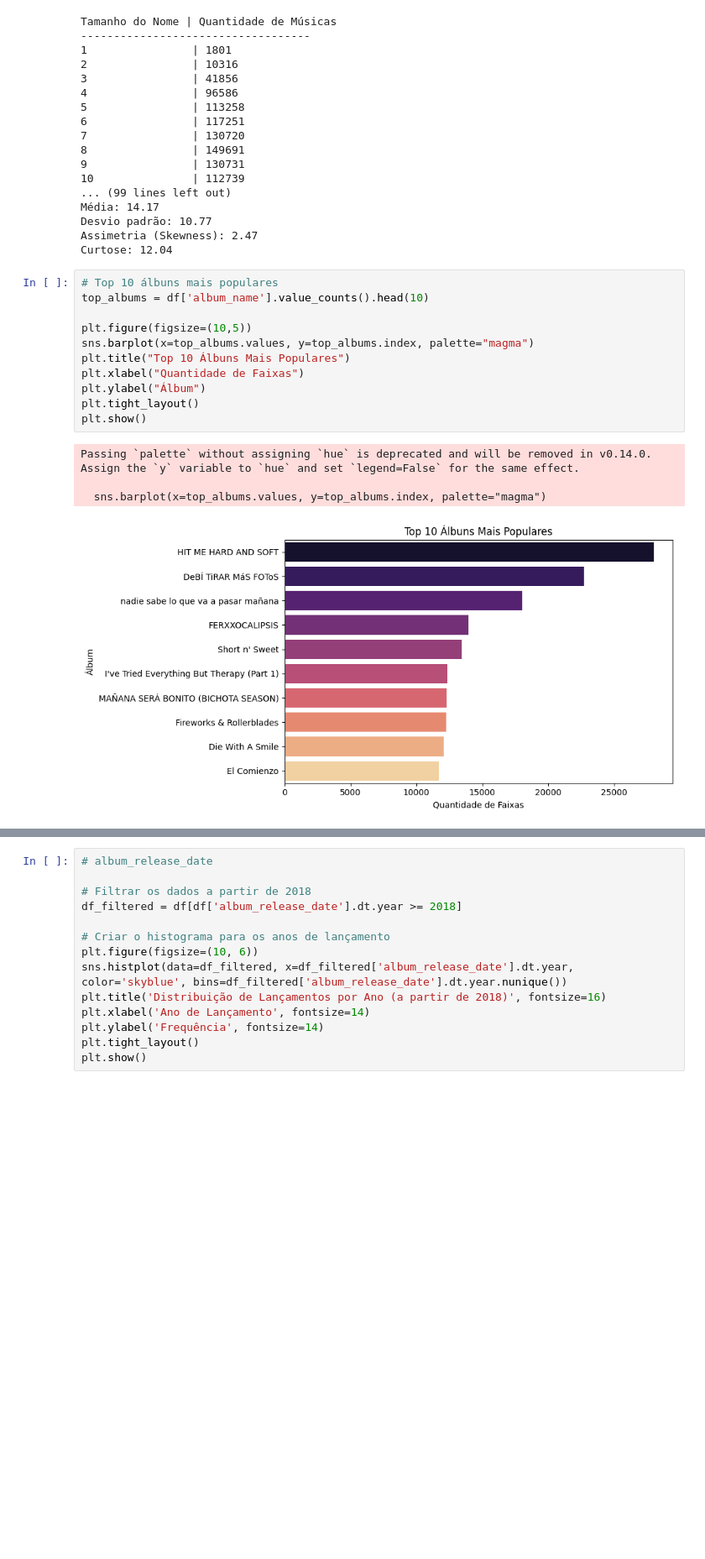
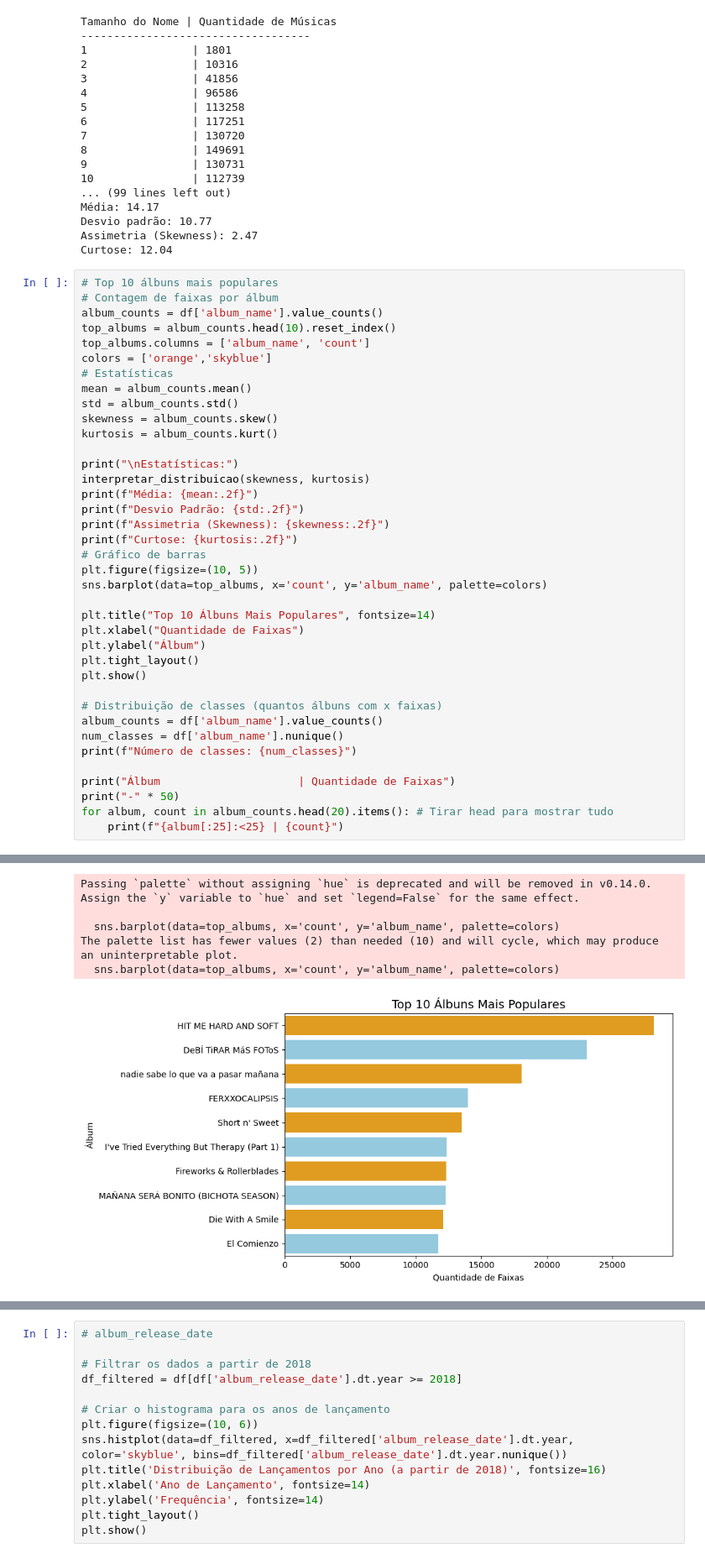
Before and after one commit to Henrick1/Projeto-Data-Science, a Jupyter notebook: ProjetoDataScience.ipynb, the cells around one changed output, grey strips where cells are left out. Shown at 84% size. Drawn from its saved outputs; the diff is of its cells as text; blank space fills up the shorter version.

```diff
--- a/ProjetoDataScience.ipynb
+++ b/ProjetoDataScience.ipynb
@@ -404,19 +441,42 @@ Média: 14.17
 Desvio padrão: 10.77
 Assimetria (Skewness): 2.47
 Curtose: 12.04
-# %%
-# Top 10 álbuns mais populares
-top_albums = df['album_name'].value_counts().head(10)
-
-plt.figure(figsize=(10,5))
-sns.barplot(x=top_albums.values, y=top_albums.index, palette="magma")
-plt.title("Top 10 Álbuns Mais Populares")
-plt.xlabel("Quantidade de Faixas")
-plt.ylabel("Álbum")
-plt.tight_layout()
-plt.show()
-# %% [output]
-Passing `palette` without assigning `hue` is deprecated and will be removed in v0.14.0. Assign the `y` variable to `hue` and set `legend=False` for the same effect.
-
-  sns.barplot(x=top_albums.values, y=top_albums.index, palette="magma")
-[figure, removed]
+# %%
+# Top 10 álbuns mais populares
+# Contagem de faixas por álbum
+album_counts = df['album_name'].value_counts()
+top_albums = album_counts.head(10).reset_index()
+top_albums.columns = ['album_name', 'count']
+colors = ['orange','skyblue']
+# Estatísticas
+mean = album_counts.mean()
+std = album_counts.std()
+skewness = album_counts.skew()
+kurtosis = album_counts.kurt()
+
+print("\nEstatísticas:")
+interpretar_distribuicao(skewness, kurtosis)
+print(f"Média: {mean:.2f}")
+print(f"Desvio Padrão: {std:.2f}")
+print(f"Assimetria (Skewness): {skewness:.2f}")
+print(f"Curtose: {kurtosis:.2f}")
+# Gráfico de barras
+plt.figure(figsize=(10, 5))
+sns.barplot(data=top_albums, x='count', y='album_name', palette=colors)
+
+plt.title("Top 10 Álbuns Mais Populares", fontsize=14)
+plt.xlabel("Quantidade de Faixas")
+plt.ylabel("Álbum")
+plt.tight_layout()
+plt.show()
+
+# Distribuição de classes (quantos álbuns com x faixas)
+album_counts = df['album_name'].value_counts()
+num_classes = df['album_name'].nunique()
+print(f"Número de classes: {num_classes}")
+
+print("Álbum                     | Quantidade de Faixas")
+print("-" * 50)
+for album, count in album_counts.head(20).items(): # Tirar head para mostrar tudo
+    print(f"{album[:25]:<25} | {count}")
+# %% [output]
@@ -422,0 +492,6 @@ Passing `palette` without assigning `hue` is deprecated and will be removed in v
+Passing `palette` without assigning `hue` is deprecated and will be removed in v0.14.0. Assign the `y` variable to `hue` and set `legend=False` for the same effect.
+
+  sns.barplot(data=top_albums, x='count', y='album_name', palette=colors)
+The palette list has fewer values (2) than needed (10) and will cycle, which may produce an uninterpretable plot.
+  sns.barplot(data=top_albums, x='count', y='album_name', palette=colors)
+[figure, added]
```
Also changed, not shown: parts of 13 cells of this notebook.
